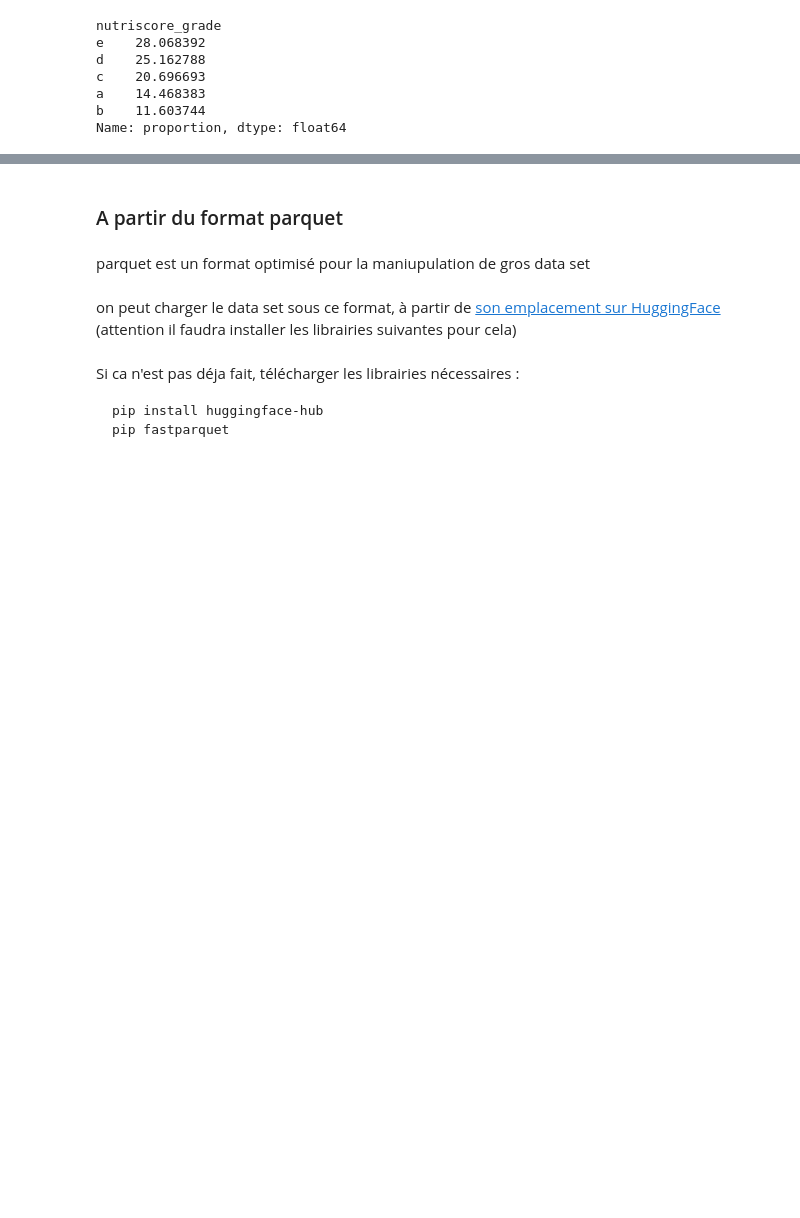
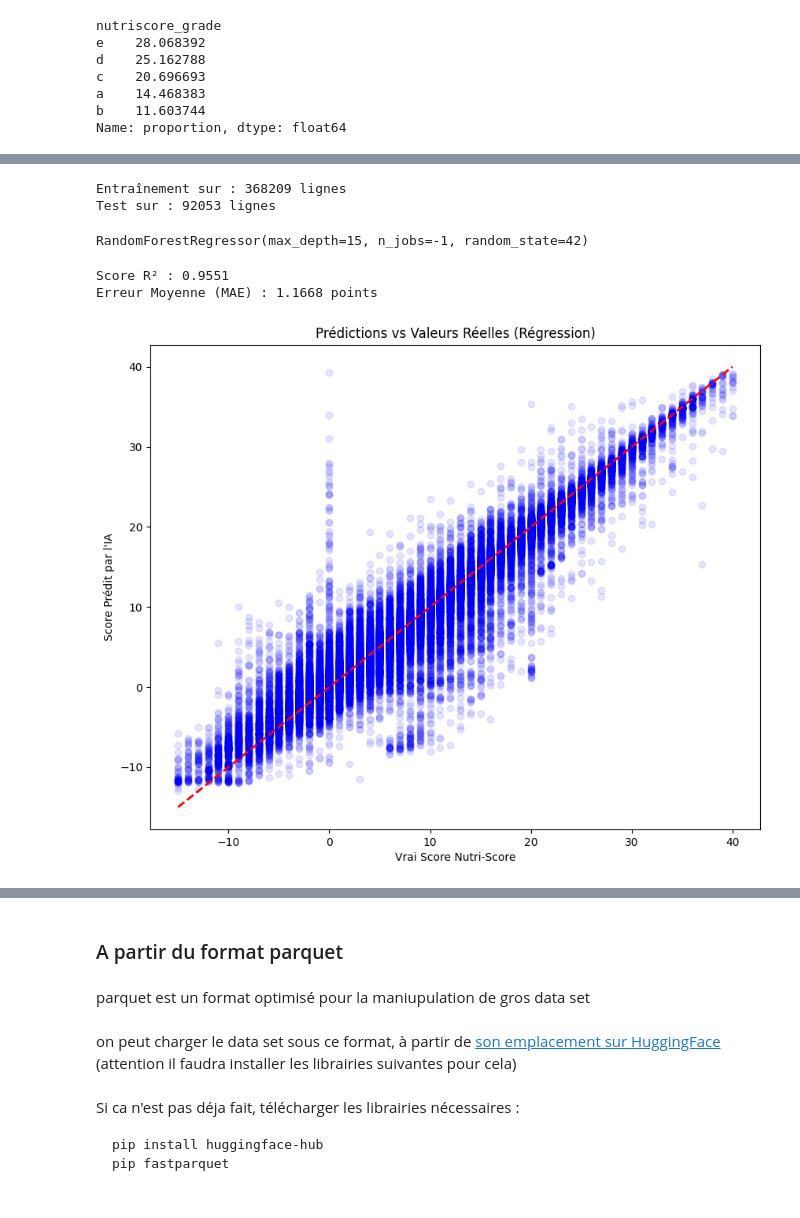
Before and after one commit to mhsylla/Openfoodfact, a Jupyter notebook: notebooks/project_starter.ipynb, the cells around one changed output, grey strips where cells are left out. Drawn from its saved outputs; the diff is of its cells as text; code cells hidden in the pictures; blank space fills up the shorter version.

```diff
--- a/notebooks/project_starter.ipynb
+++ b/notebooks/project_starter.ipynb
@@ -129,0 +195,38 @@ memory usage: 161.1+ KB
+# %%
+X_train, X_test, y_train, y_test = train_test_split(X, y, test_size=0.2, random_state=42)
+
+print(f"Entraînement sur : {X_train.shape[0]} lignes")
+print(f"Test sur : {X_test.shape[0]} lignes")
+# %% [output]
+Entraînement sur : 368209 lignes
+Test sur : 92053 lignes
+# %%
+
+# On crée le modèle
+# n_jobs=-1 utilise tous les cœurs de ton processeur pour aller plus vite
+model = RandomForestRegressor(n_estimators=100, max_depth=15, n_jobs=-1, random_state=42)
+# %%
+# On lance l'apprentissage
+model.fit(X_train, y_train)
+# %% [output]
+RandomForestRegressor(max_depth=15, n_jobs=-1, random_state=42)
+# %%
+# Prédiction
+y_pred = model.predict(X_test)
+# %%
+print(f"Score R² : {r2_score(y_test, y_pred):.4f}")
+print(f"Erreur Moyenne (MAE) : {mean_absolute_error(y_test, y_pred):.4f} points")
+# %% [output]
+Score R² : 0.9551
+Erreur Moyenne (MAE) : 1.1668 points
+# %%
+plt.figure(figsize=(10, 8))
+plt.scatter(y_test, y_pred, alpha=0.1, color='blue') # alpha=0.1 car beaucoup de points
+plt.plot([y_test.min(), y_test.max()], [y_test.min(), y_test.max()], 'r--', lw=2)
+
+plt.title("Prédictions vs Valeurs Réelles (Régression)")
+plt.xlabel("Vrai Score Nutri-Score")
+plt.ylabel("Score Prédit par l'IA")
+plt.show()
+# %% [output]
+[figure, added]
```
Also changed, not shown: parts of 32 cells of this notebook, 5 other files.
